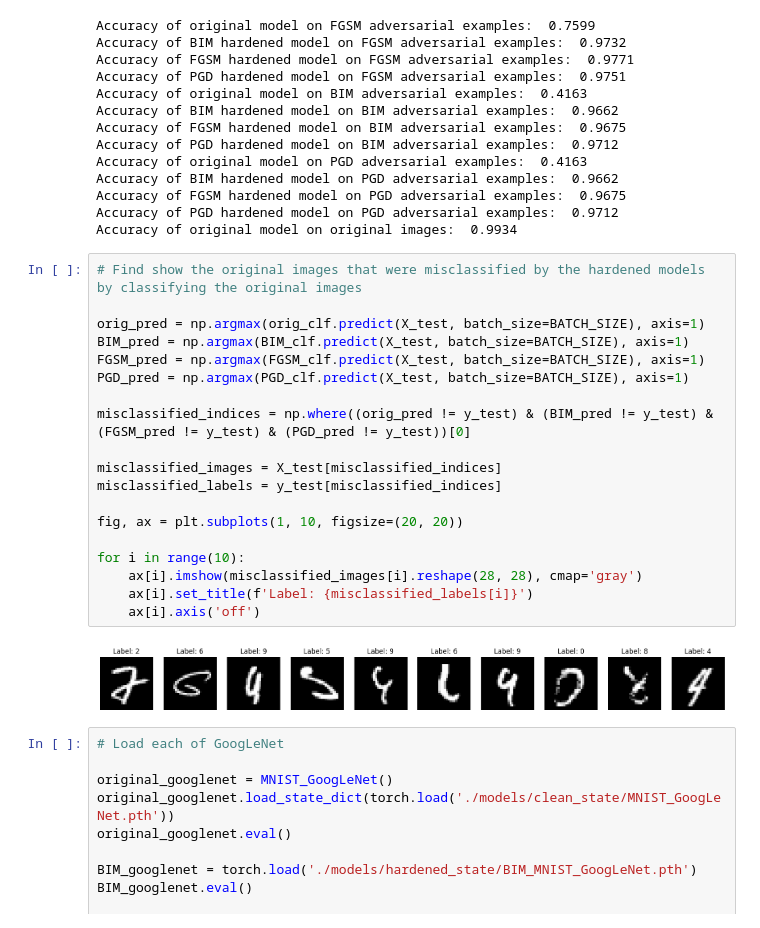
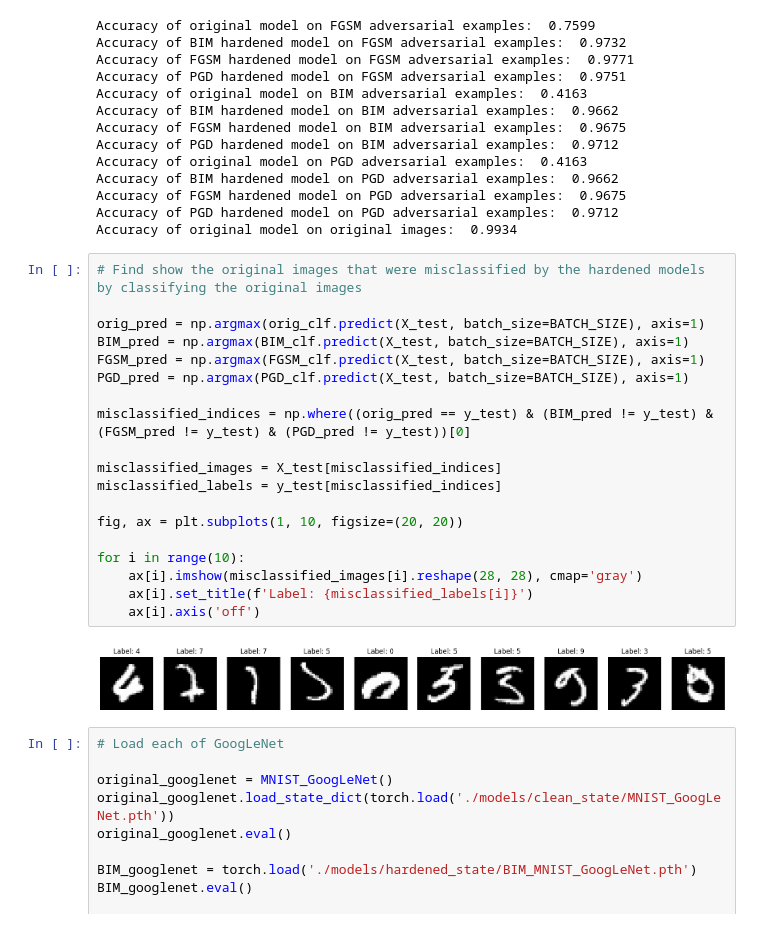
Before and after one commit to pogrebitskiy/CNN-Adversarial-Attacks, a Jupyter notebook: attacks/error_analysis_and_rerun.ipynb, the cells around one changed output. Saved outputs shown, nothing was run; the diff lists cells and outputs as text.

```diff
--- a/attacks/error_analysis_and_rerun.ipynb
+++ b/attacks/error_analysis_and_rerun.ipynb
@@ -213,24 +213,24 @@ Accuracy of original model on original images:  0.9934
 # %%
 # Find show the original images that were misclassified by the hardened models by classifying the original images
 
 orig_pred = np.argmax(orig_clf.predict(X_test, batch_size=BATCH_SIZE), axis=1)
 BIM_pred = np.argmax(BIM_clf.predict(X_test, batch_size=BATCH_SIZE), axis=1)
 FGSM_pred = np.argmax(FGSM_clf.predict(X_test, batch_size=BATCH_SIZE), axis=1)
 PGD_pred = np.argmax(PGD_clf.predict(X_test, batch_size=BATCH_SIZE), axis=1)
 
-misclassified_indices = np.where((orig_pred != y_test) & (BIM_pred != y_test) & (FGSM_pred != y_test) & (PGD_pred != y_test))[0]
+misclassified_indices = np.where((orig_pred == y_test) & (BIM_pred != y_test) & (FGSM_pred != y_test) & (PGD_pred != y_test))[0]
 
 misclassified_images = X_test[misclassified_indices]
 misclassified_labels = y_test[misclassified_indices]
 
 fig, ax = plt.subplots(1, 10, figsize=(20, 20))
 
 for i in range(10):
     ax[i].imshow(misclassified_images[i].reshape(28, 28), cmap='gray')
     ax[i].set_title(f'Label: {misclassified_labels[i]}')
     ax[i].axis('off')
 # %% [output]
-[figure, old version]
+[figure, new version]
 # %%
 # Load each of GoogLeNet
 
```
Also changed, not shown: 2 other files.
